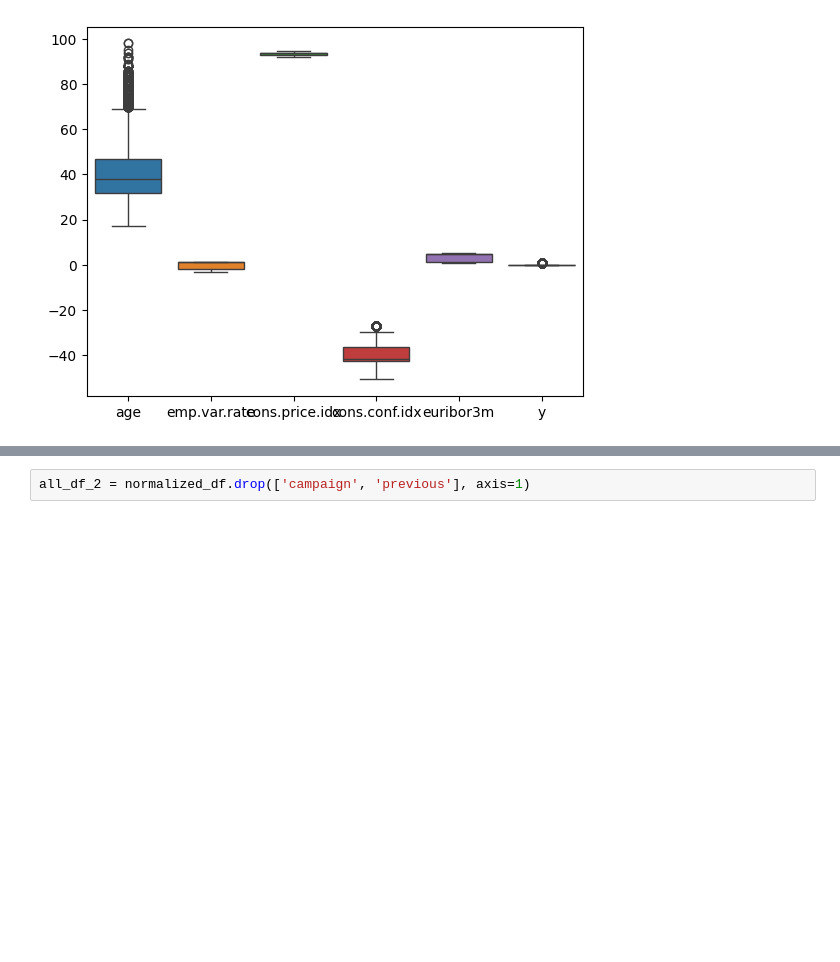
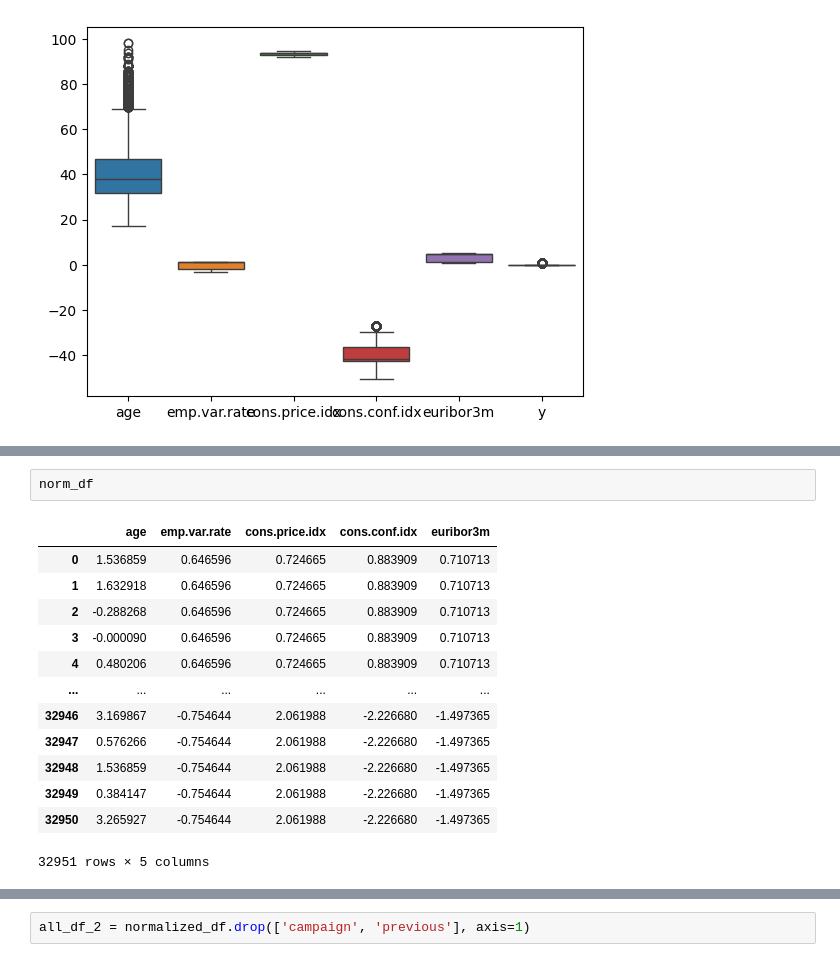
Before and after one commit to rzadrzi/deep-learning-pytorch, a Jupyter notebook: ANN/bank_marketing.ipynb, the cells around one changed output, grey strips where cells are left out. Drawn from its saved outputs; the diff is of its cells as text; blank space fills up the shorter version.

```diff
--- a/ANN/bank_marketing.ipynb
+++ b/ANN/bank_marketing.ipynb
@@ -153 +187,17 @@ normalized_df=(all_df_2-all_df_2.mean())/all_df_2.std()
+# %%
+norm_df
+# %% [output]
+|  | age | emp.var.rate | cons.price.idx | cons.conf.idx | euribor3m |
+| 0 | 1.536859 | 0.646596 | 0.724665 | 0.883909 | 0.710713 |
+| 1 | 1.632918 | 0.646596 | 0.724665 | 0.883909 | 0.710713 |
+| 2 | -0.288268 | 0.646596 | 0.724665 | 0.883909 | 0.710713 |
+| 3 | -0.000090 | 0.646596 | 0.724665 | 0.883909 | 0.710713 |
+| 4 | 0.480206 | 0.646596 | 0.724665 | 0.883909 | 0.710713 |
+| ... | ... | ... | ... | ... | ... |
+| 32946 | 3.169867 | -0.754644 | 2.061988 | -2.226680 | -1.497365 |
+| 32947 | 0.576266 | -0.754644 | 2.061988 | -2.226680 | -1.497365 |
+| 32948 | 1.536859 | -0.754644 | 2.061988 | -2.226680 | -1.497365 |
+| 32949 | 0.384147 | -0.754644 | 2.061988 | -2.226680 | -1.497365 |
+| 32950 | 3.265927 | -0.754644 | 2.061988 | -2.226680 | -1.497365 |
+32951 rows × 5 columns
 # %%
```
Also changed, not shown: parts of 8 cells of this notebook.
